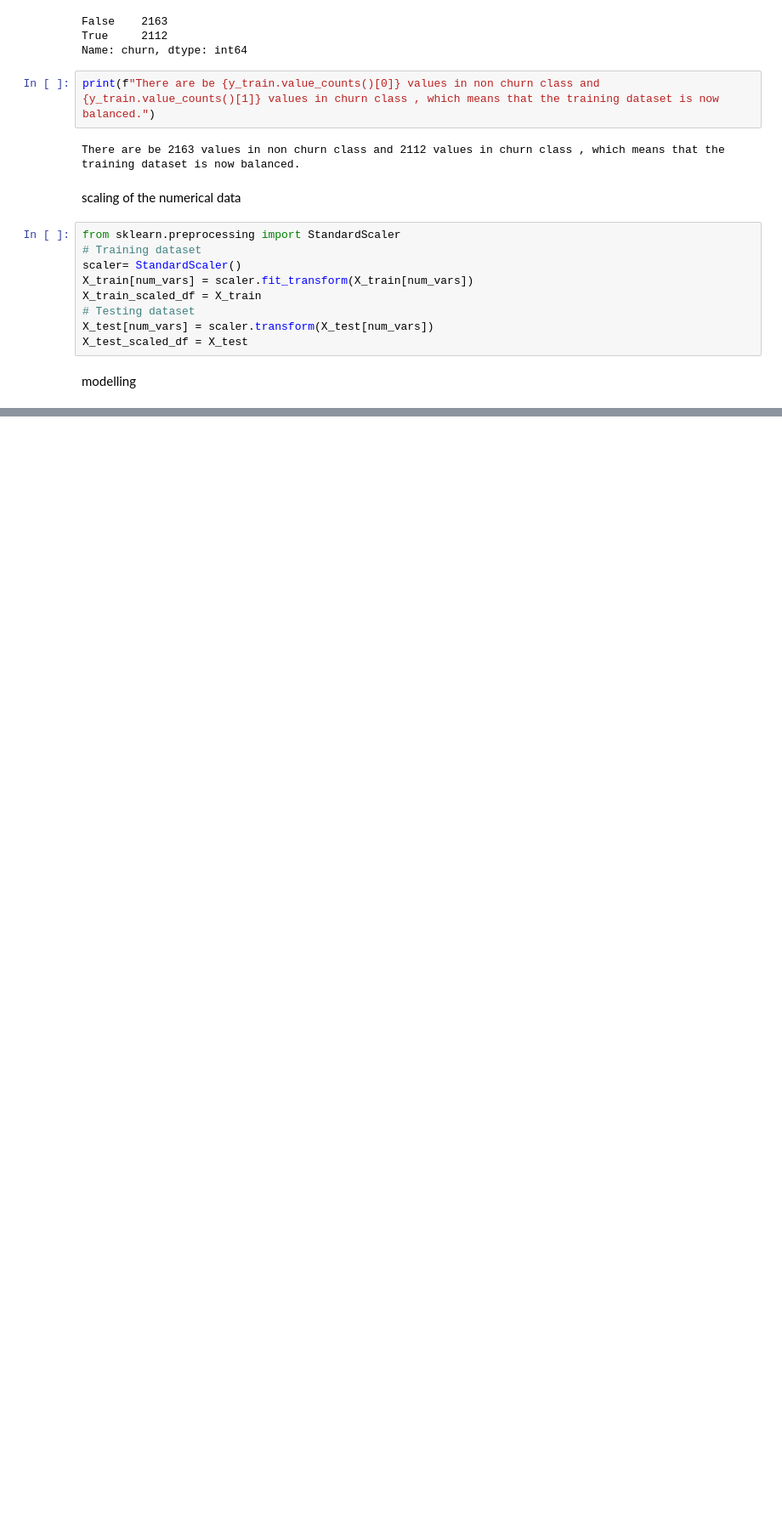
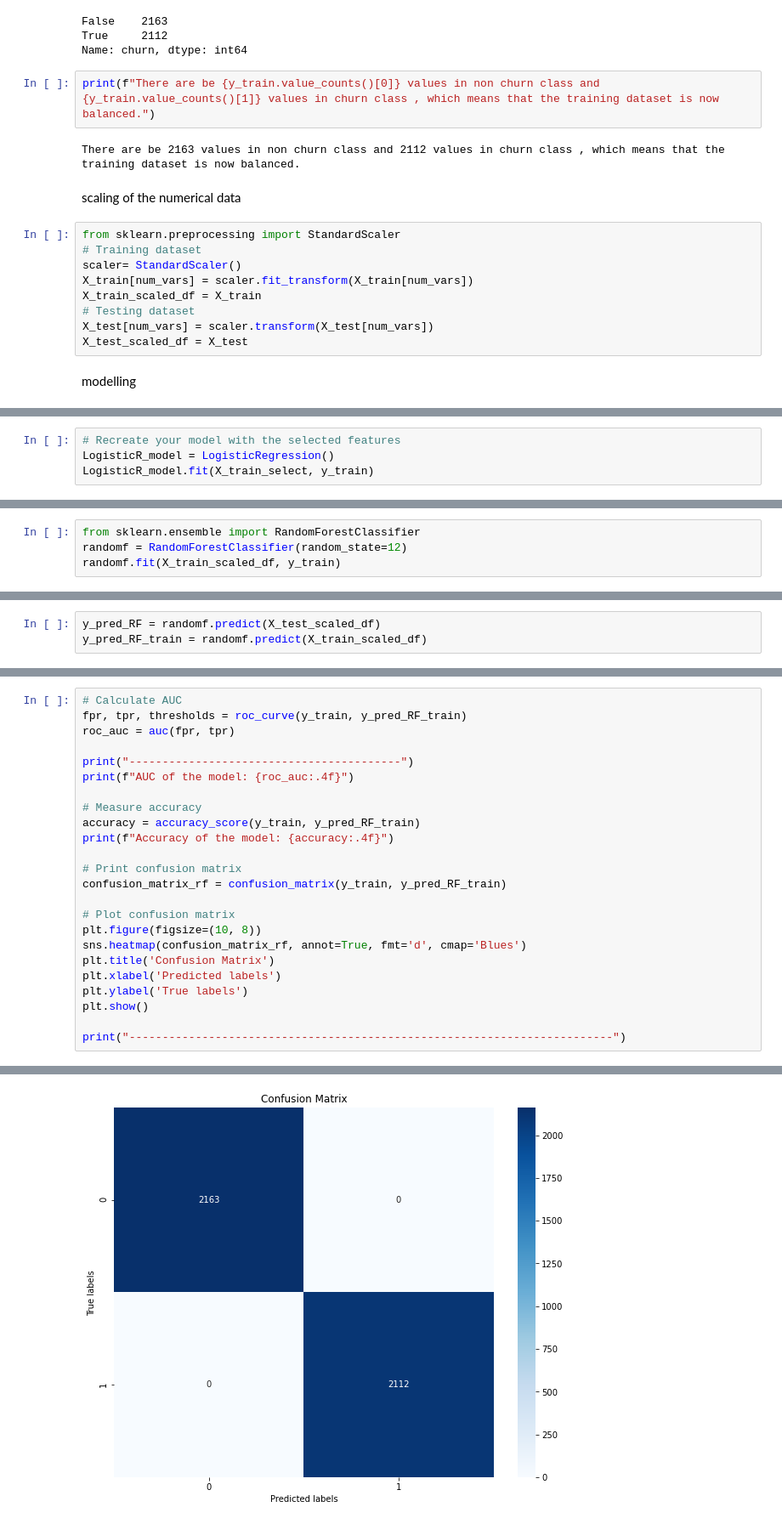
Before and after one commit to ann-mw/phase-3-project, a Jupyter notebook: Untitled.ipynb, the cells around one changed output, grey strips where cells are left out. Shown: that part at 85% size. Saved outputs shown, nothing was run; the diff lists cells and outputs as text; blank space fills up the shorter version.

```diff
--- a/Untitled.ipynb
+++ b/Untitled.ipynb
@@ -394,0 +519,4 @@ modelling
+# %%
+# Recreate your model with the selected features
+LogisticR_model = LogisticRegression()
+LogisticR_model.fit(X_train_select, y_train)
@@ -394,0 +538,4 @@ modelling
+# %%
+from sklearn.ensemble import RandomForestClassifier
+randomf = RandomForestClassifier(random_state=12)
+randomf.fit(X_train_scaled_df, y_train)
@@ -394,0 +546,3 @@ modelling
+# %%
+y_pred_RF = randomf.predict(X_test_scaled_df)
+y_pred_RF_train = randomf.predict(X_train_scaled_df)
@@ -394,0 +555,25 @@ modelling
+# %%
+# Calculate AUC
+fpr, tpr, thresholds = roc_curve(y_train, y_pred_RF_train)
+roc_auc = auc(fpr, tpr)
+
+print("-----------------------------------------")
+print(f"AUC of the model: {roc_auc:.4f}")
+
+# Measure accuracy
+accuracy = accuracy_score(y_train, y_pred_RF_train)
+print(f"Accuracy of the model: {accuracy:.4f}")
+
+# Print confusion matrix
+confusion_matrix_rf = confusion_matrix(y_train, y_pred_RF_train)
+
+# Plot confusion matrix
+plt.figure(figsize=(10, 8))
+sns.heatmap(confusion_matrix_rf, annot=True, fmt='d', cmap='Blues')
+plt.title('Confusion Matrix')
+plt.xlabel('Predicted labels')
+plt.ylabel('True labels')
+plt.show()
+
+print("-------------------------------------------------------------------------")
+# %% [output]
@@ -394,0 +583 @@ modelling
+[figure, added]
```
Also changed, not shown: parts of 56 cells of this notebook.
